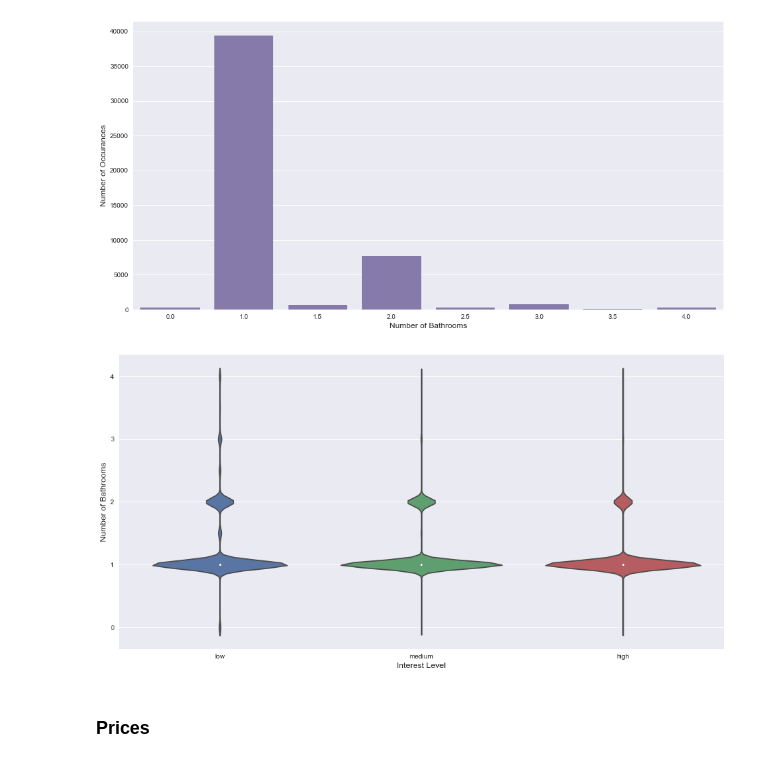
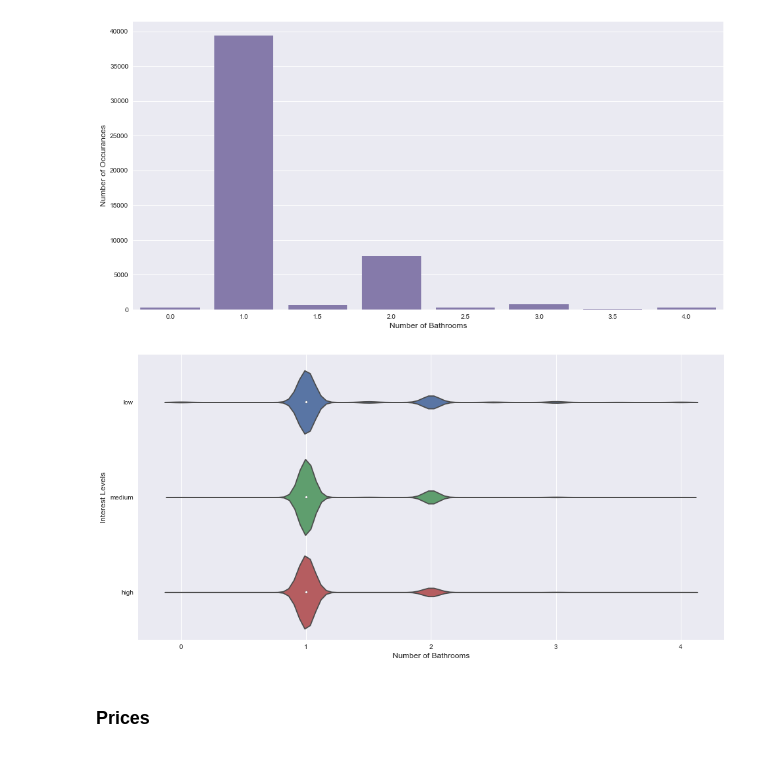
Before and after one commit to Justinon/Math-189-Case-Studies, a Jupyter notebook: Final (Kaggle)/RentalListings.ipynb, the cells around one changed output. Cells and saved outputs as stored; diff of their text form; code cells hidden in the pictures.

```diff
--- a/Final (Kaggle)/RentalListings.ipynb
+++ b/Final (Kaggle)/RentalListings.ipynb
@@ -57,13 +57,13 @@ plt.show()
 # %%
 #trainData['bathrooms'].ix[trainData['bathrooms'] > 4] = 4
 
 plt.figure(figsize=(16,8))
-sns.violinplot(trainData['interest_level'], trainData['bathrooms'], order=['low','medium','high'])
-plt.xlabel('Interest Level', fontsize=12)
-plt.ylabel('Number of Bathrooms', fontsize=12)
+sns.violinplot(trainData['bathrooms'], trainData['interest_level'], order=['low','medium','high'])
+plt.xlabel('Number of Bathrooms', fontsize=12)
+plt.ylabel('Interest Levels', fontsize=12)
 plt.show()
 # %% [output]
-[figure, old version]
+[figure, new version]
 # %% [markdown]
 ### Prices
 # %%
```
Also changed, not shown: parts of 9 cells of this notebook.
